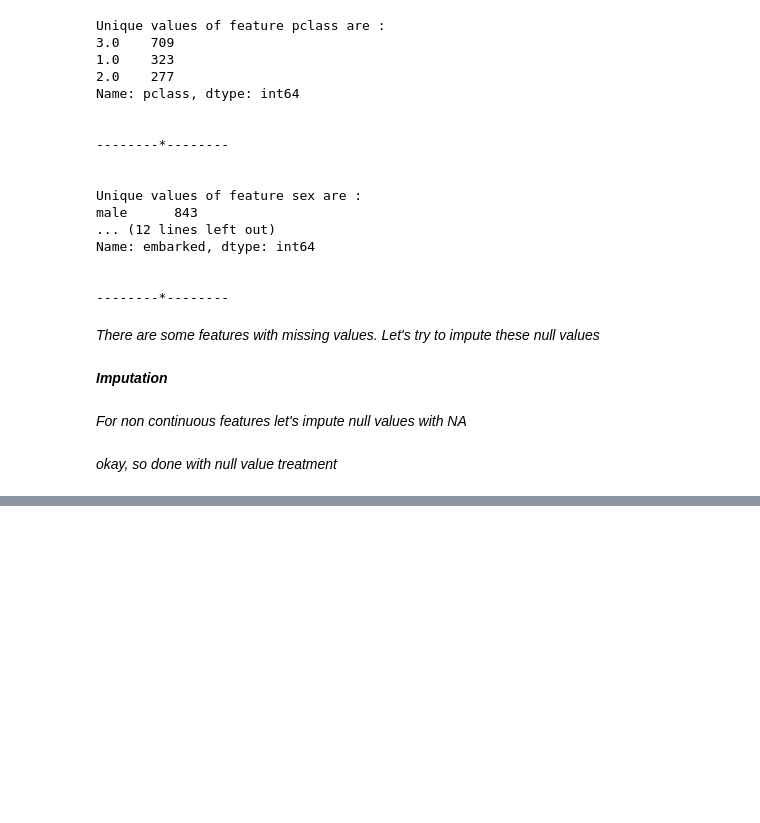
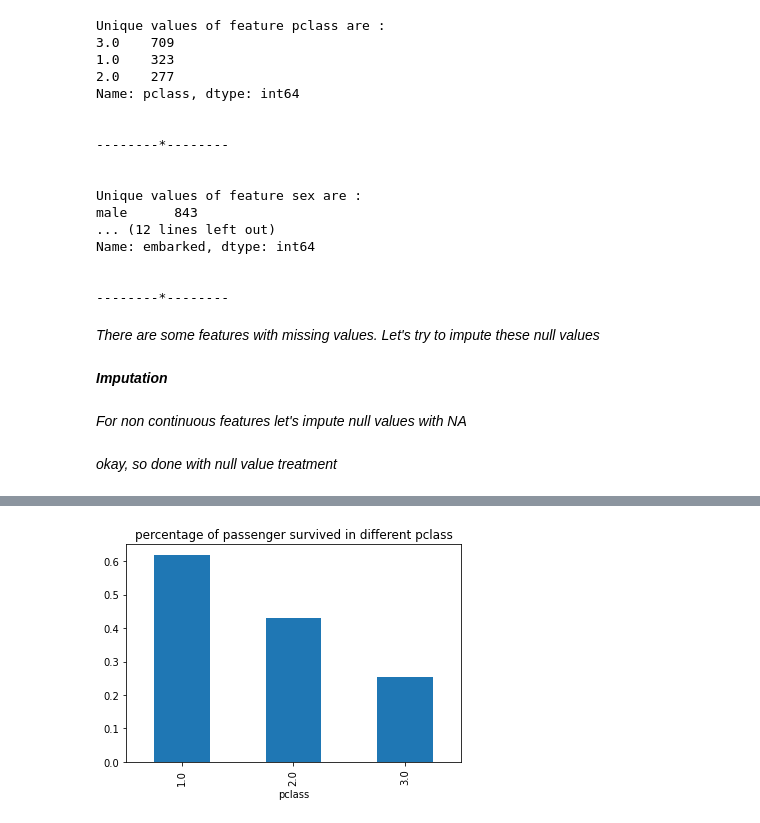
Before and after one commit to kiranmahara9600/Titanic-Data-Model, a Jupyter notebook: Titanic_data_model.ipynb, the cells around one changed output, grey strips where cells are left out. Drawn from its saved outputs; the diff is of its cells as text; code cells hidden in the pictures; blank space fills up the shorter version.

```diff
--- a/Titanic_data_model.ipynb
+++ b/Titanic_data_model.ipynb
@@ -256,0 +310,7 @@ titanic_df.drop(columns = 'ticket',inplace =True)
+# %%
+#percentage of people survived in different pclass
+titanic_df['survived'].groupby(titanic_df['pclass']).mean().plot(kind='bar')
+plt.title('percentage of passenger survived in different pclass')
+plt.show()
+# %% [output]
+[figure, added]
```
Also changed, not shown: parts of 58 cells of this notebook.
